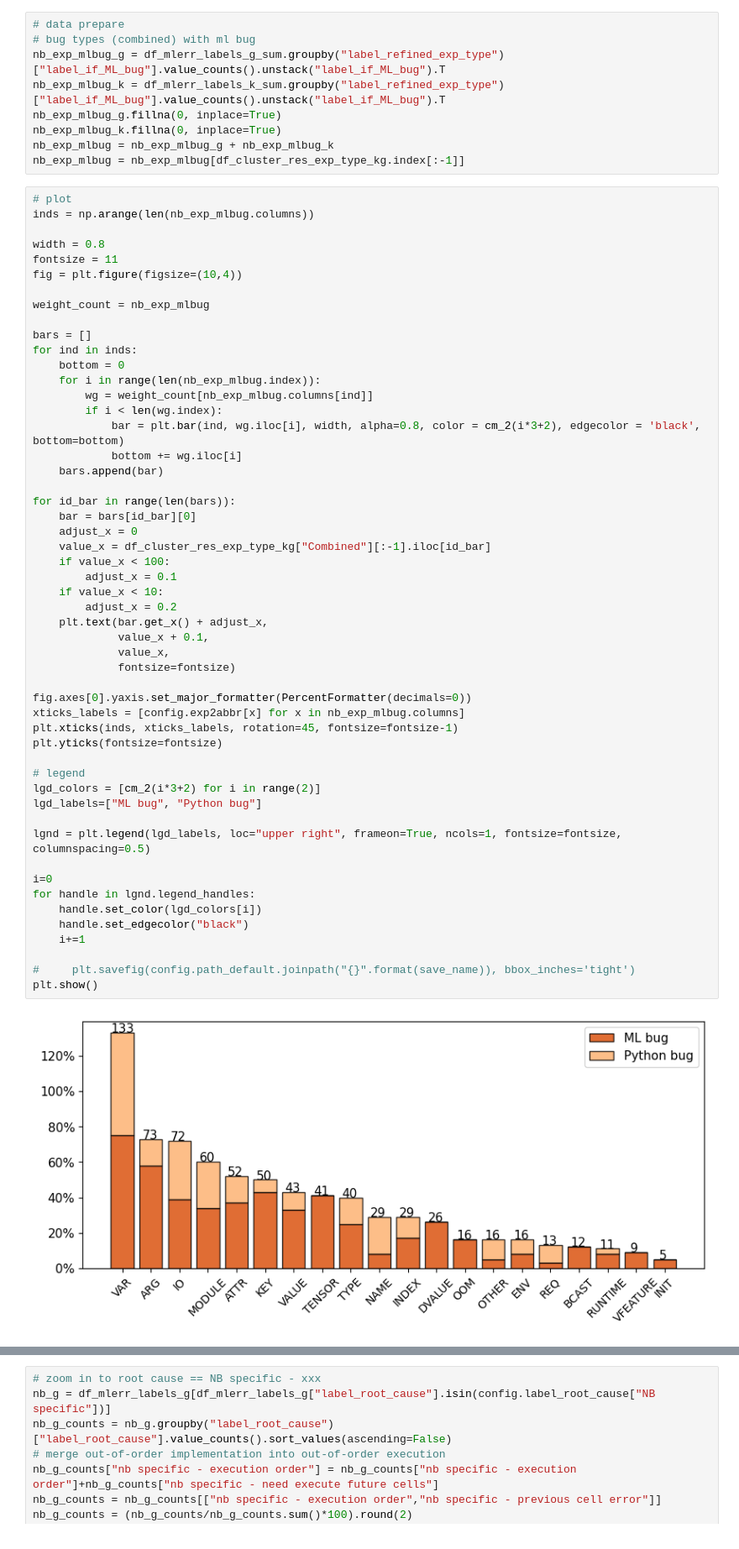
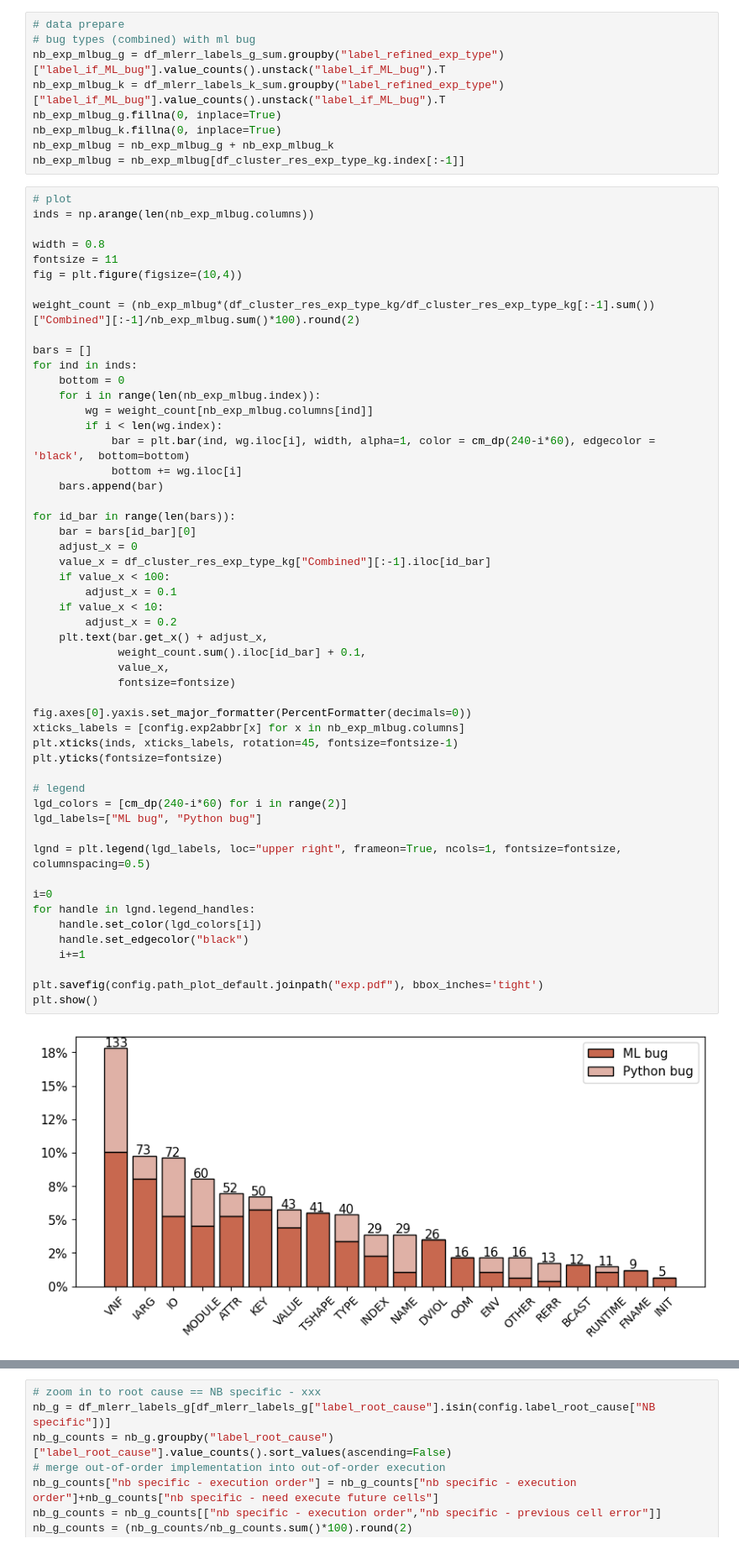
Before and after one commit to PELAB-LiU/jupyter_nbs_empirical, a Jupyter notebook: data_analysis_[additional-manual_labels_rqs].ipynb, the cells around one changed output, grey strips where cells are left out. Shown at 84% size. Saved outputs shown, nothing was run; the diff lists cells and outputs as text.

```diff
--- a/data_analysis_[additional-manual_labels_rqs].ipynb
+++ b/data_analysis_[additional-manual_labels_rqs].ipynb
@@ -167,7 +167,7 @@ width = 0.8
 fontsize = 11
 fig = plt.figure(figsize=(10,4))
 
-weight_count = nb_exp_mlbug
+weight_count = (nb_exp_mlbug*(df_cluster_res_exp_type_kg/df_cluster_res_exp_type_kg[:-1].sum())["Combined"][:-1]/nb_exp_mlbug.sum()*100).round(2)
 
 bars = []
 for ind in inds:
@@ -175,44 +175,44 @@ for ind in inds:
     for i in range(len(nb_exp_mlbug.index)):
         wg = weight_count[nb_exp_mlbug.columns[ind]]
         if i < len(wg.index):
-            bar = plt.bar(ind, wg.iloc[i], width, alpha=0.8, color = cm_2(i*3+2), edgecolor = 'black',  bottom=bottom)
+            bar = plt.bar(ind, wg.iloc[i], width, alpha=1, color = cm_dp(240-i*60), edgecolor = 'black',  bottom=bottom)
             bottom += wg.iloc[i]
     bars.append(bar)
 
 for id_bar in range(len(bars)):
     bar = bars[id_bar][0]
     adjust_x = 0
     value_x = df_cluster_res_exp_type_kg["Combined"][:-1].iloc[id_bar]
     if value_x < 100:
         adjust_x = 0.1
     if value_x < 10:
         adjust_x = 0.2
     plt.text(bar.get_x() + adjust_x,
-             value_x + 0.1,
+             weight_count.sum().iloc[id_bar] + 0.1,
              value_x,
              fontsize=fontsize)
 
 fig.axes[0].yaxis.set_major_formatter(PercentFormatter(decimals=0))
 xticks_labels = [config.exp2abbr[x] for x in nb_exp_mlbug.columns]
 plt.xticks(inds, xticks_labels, rotation=45, fontsize=fontsize-1)
 plt.yticks(fontsize=fontsize)
 
 # legend
-lgd_colors = [cm_2(i*3+2) for i in range(2)]
+lgd_colors = [cm_dp(240-i*60) for i in range(2)]
 lgd_labels=["ML bug", "Python bug"]
 
 lgnd = plt.legend(lgd_labels, loc="upper right", frameon=True, ncols=1, fontsize=fontsize, columnspacing=0.5)
 
 i=0
 for handle in lgnd.legend_handles:
     handle.set_color(lgd_colors[i])
     handle.set_edgecolor("black")
     i+=1
 
-#     plt.savefig(config.path_default.joinpath("{}".format(save_name)), bbox_inches='tight')
+plt.savefig(config.path_plot_default.joinpath("exp.pdf"), bbox_inches='tight')
 plt.show()
 # %% [output]
-[figure, old version]
+[figure, new version]
 # %%
 # root cause
 rc = pd.DataFrame([cluster_res_k_sum_weighted_sum['label_root_cause'],
```
Also changed, not shown: parts of 19 cells of this notebook, 5 other files.
